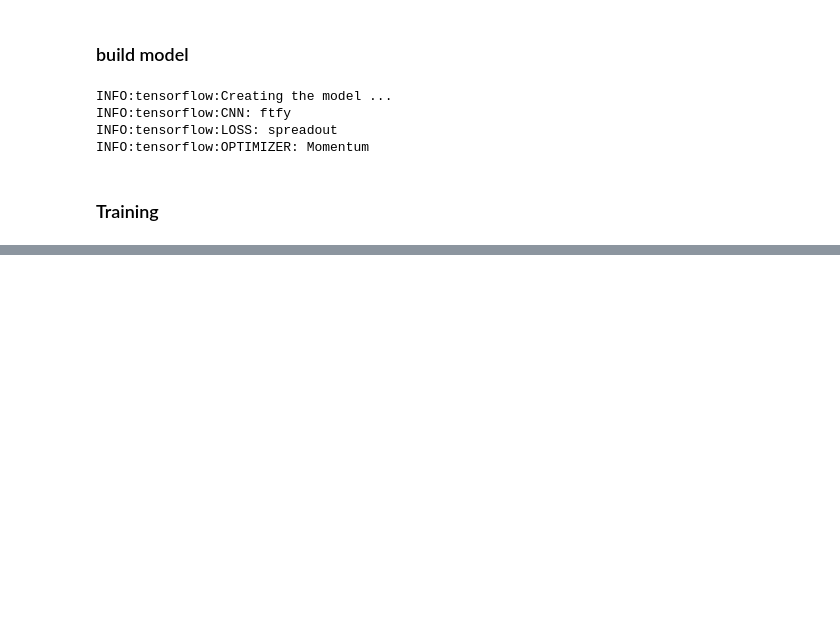
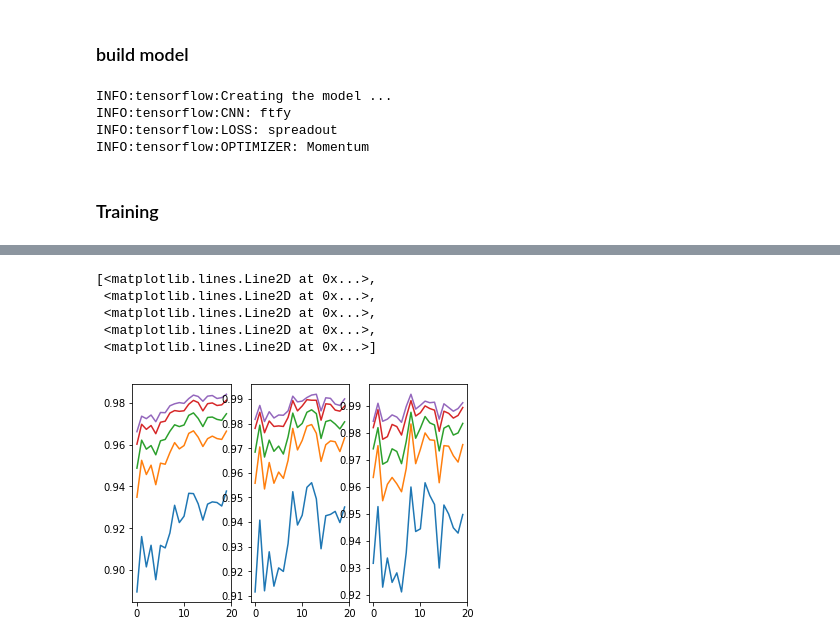
Before and after one commit to bsmind/ftfy-official, a Jupyter notebook: v100_train_triplet_network.ipynb, the cells around one changed output, grey strips where cells are left out. Cells and saved outputs as stored; diff of their text form; code cells hidden in the pictures; blank space fills up the shorter version.

```diff
--- a/v100_train_triplet_network.ipynb
+++ b/v100_train_triplet_network.ipynb
@@ -175,0 +298,12 @@ UnknownError: Failed to get convolution algorithm. This is probably because cuDN
+# %%
+fig, ax = plt.subplots(1, 3)
+ax[0].plot(train_retrieval)
+ax[1].plot(test_retrieval)
+ax[2].plot(test_retrieval_2)
+# %% [output]
+[<matplotlib.lines.Line2D at 0x...>,
+ <matplotlib.lines.Line2D at 0x...>,
+ <matplotlib.lines.Line2D at 0x...>,
+ <matplotlib.lines.Line2D at 0x...>,
+ <matplotlib.lines.Line2D at 0x...>]
+[figure, added]
```
Also changed, not shown: parts of 13 cells of this notebook, 8 other files.
